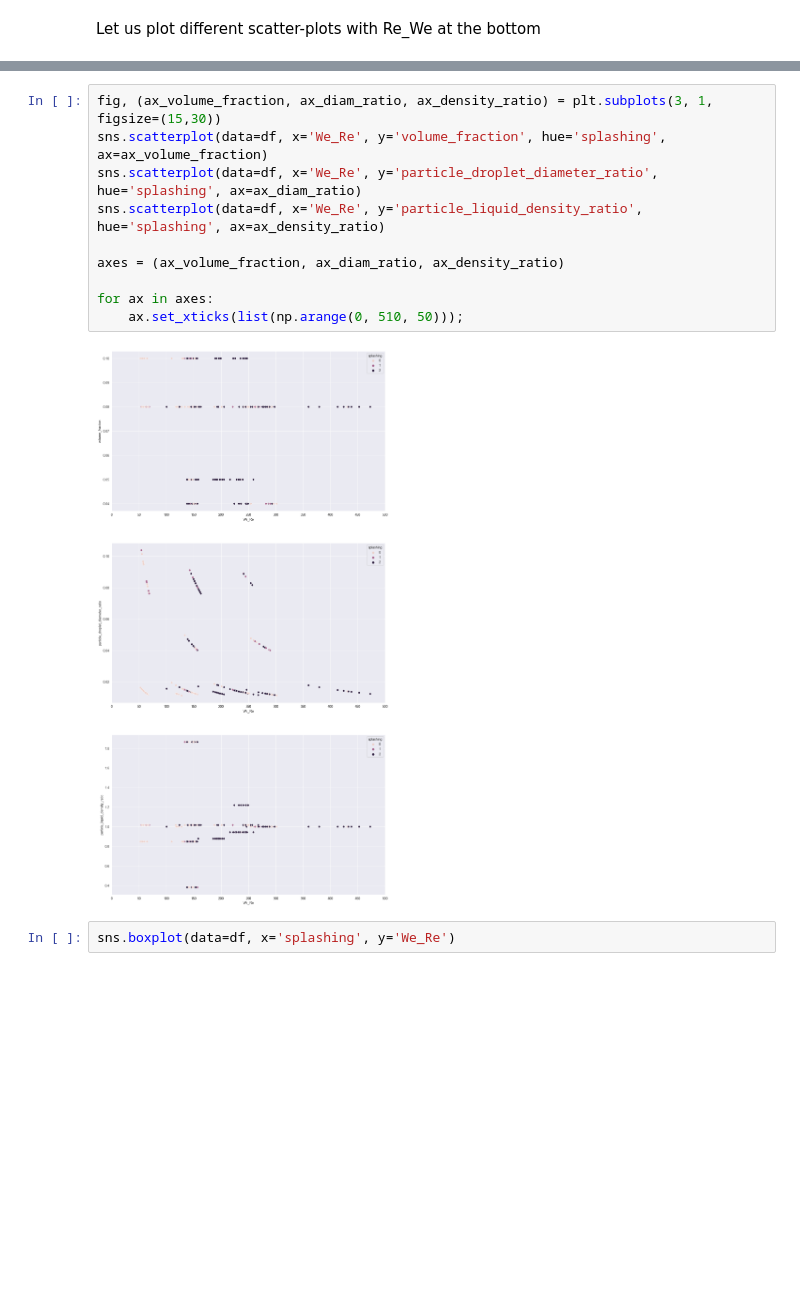
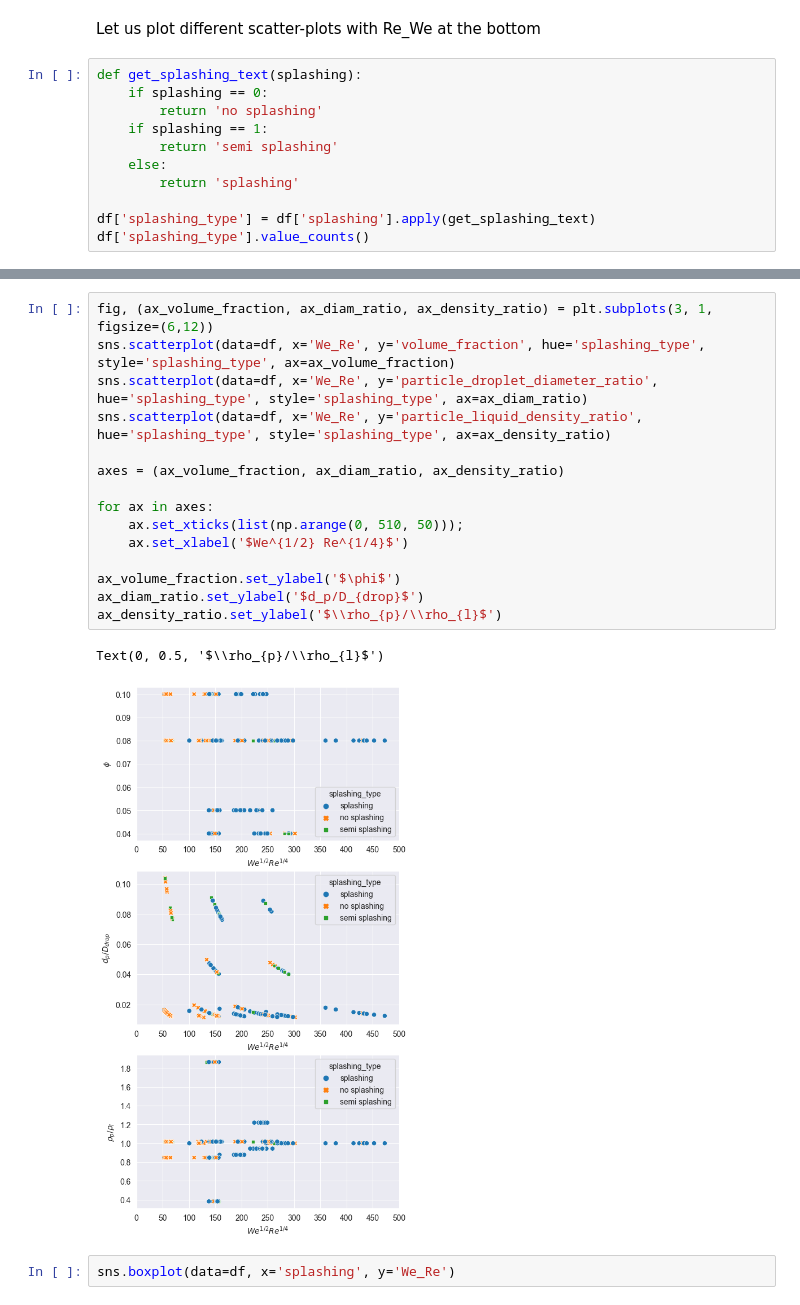
Before and after one commit to mvulf/drop-wall-impact-ml-prediction, a Jupyter notebook: notebooks/research.ipynb, the cells around one changed output, grey strips where cells are left out. Drawn from its saved outputs; the diff is of its cells as text; blank space fills up the shorter version.

Commit message:
[ADD] Criterion plots

```diff
--- a/notebooks/research.ipynb
+++ b/notebooks/research.ipynb
@@ -177,3 +177,14 @@ memory usage: 67.0+ KB
 # Research
 # %% [markdown]
 Let us plot different scatter-plots with Re_We at the bottom
+# %%
+def get_splashing_text(splashing):
+    if splashing == 0:
+        return 'no splashing'
+    if splashing == 1:
+        return 'semi splashing'
+    else:
+        return 'splashing'
+
+df['splashing_type'] = df['splashing'].apply(get_splashing_text)
+df['splashing_type'].value_counts()
@@ -180,15 +197,21 @@ Let us plot different scatter-plots with Re_We at the bottom
 # %%
-fig, (ax_volume_fraction, ax_diam_ratio, ax_density_ratio) = plt.subplots(3, 1, figsize=(15,30))
-sns.scatterplot(data=df, x='We_Re', y='volume_fraction', hue='splashing', ax=ax_volume_fraction)
-sns.scatterplot(data=df, x='We_Re', y='particle_droplet_diameter_ratio', hue='splashing', ax=ax_diam_ratio)
-sns.scatterplot(data=df, x='We_Re', y='particle_liquid_density_ratio', hue='splashing', ax=ax_density_ratio)
+fig, (ax_volume_fraction, ax_diam_ratio, ax_density_ratio) = plt.subplots(3, 1, figsize=(6,12))
+sns.scatterplot(data=df, x='We_Re', y='volume_fraction', hue='splashing_type', style='splashing_type', ax=ax_volume_fraction)
+sns.scatterplot(data=df, x='We_Re', y='particle_droplet_diameter_ratio', hue='splashing_type', style='splashing_type', ax=ax_diam_ratio)
+sns.scatterplot(data=df, x='We_Re', y='particle_liquid_density_ratio', hue='splashing_type', style='splashing_type', ax=ax_density_ratio)
 
 axes = (ax_volume_fraction, ax_diam_ratio, ax_density_ratio)
 
 for ax in axes:
     ax.set_xticks(list(np.arange(0, 510, 50)));
+    ax.set_xlabel('$We^{1/2} Re^{1/4}$')
+
+ax_volume_fraction.set_ylabel('$\phi$')
+ax_diam_ratio.set_ylabel('$d_p/D_{drop}$')
+ax_density_ratio.set_ylabel('$\\rho_{p}/\\rho_{l}$')
 # %% [output]
+Text(0, 0.5, '$\\rho_{p}/\\rho_{l}$')
-[figure, old version]
+[figure, new version]
 # %%
 sns.boxplot(data=df, x='splashing', y='We_Re')
 # %% [output]
```
Also changed, not shown: parts of 1 cell of this notebook.
